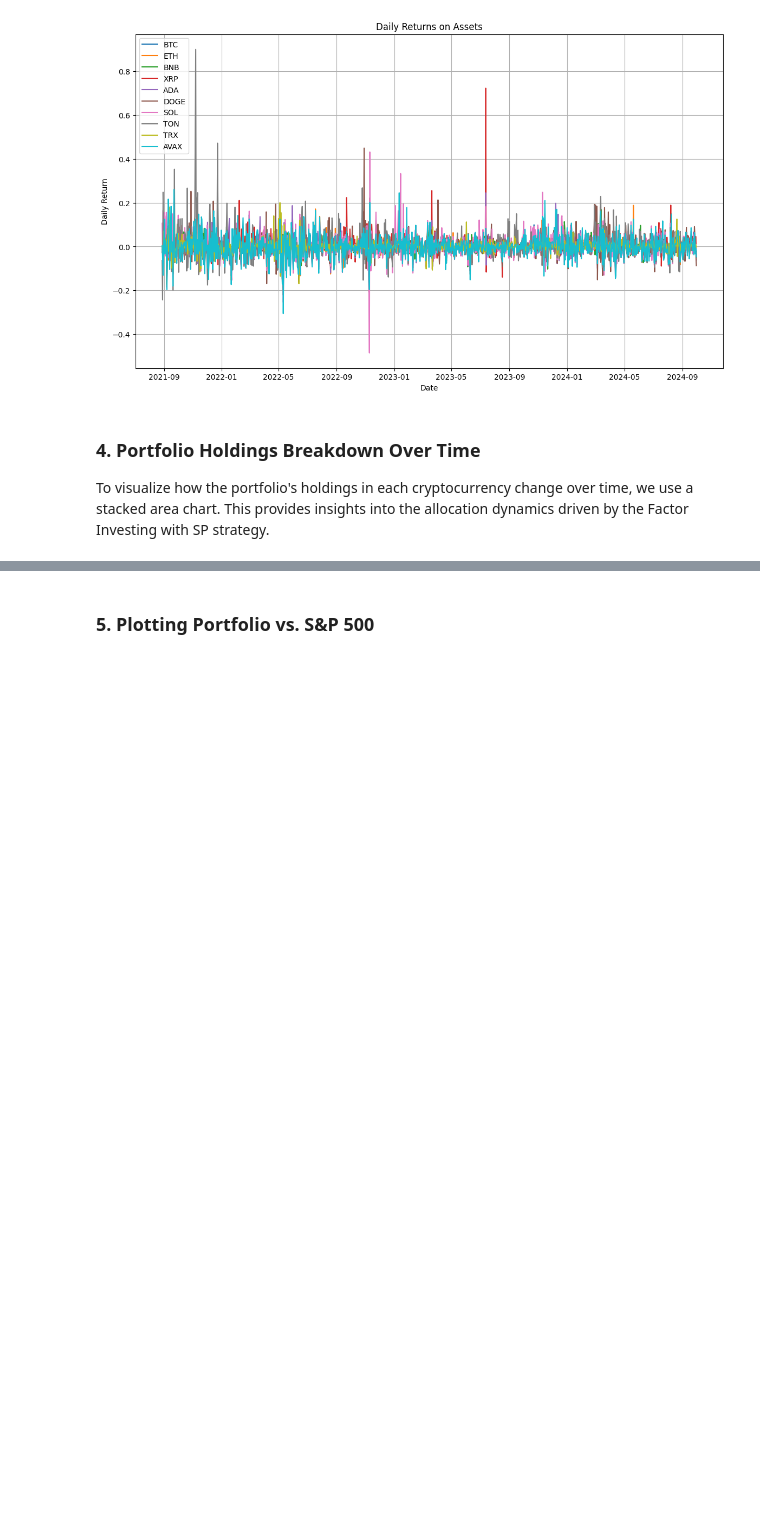
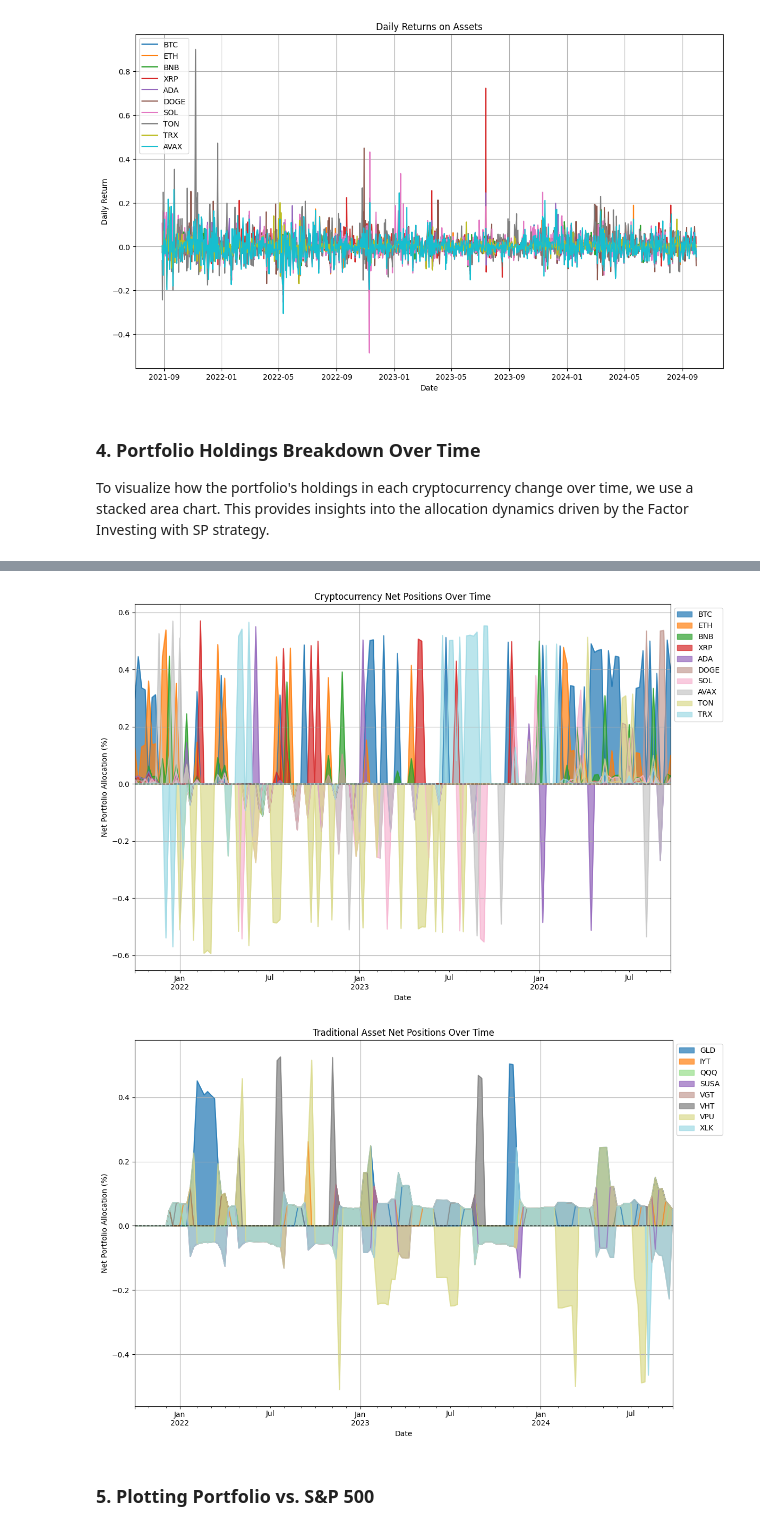
Before and after one commit to ak7660/GraapeInvestment, a Jupyter notebook: strategy.ipynb, the cells around one changed output, grey strips where cells are left out. Drawn from its saved outputs; the diff is of its cells as text; code cells hidden in the pictures; blank space fills up the shorter version.

```diff
--- a/strategy.ipynb
+++ b/strategy.ipynb
@@ -935,3 +850,41 @@ plot_combined_positions(traditional_long_positions, traditional_short_positions,
+# %%
+
+crypto_long_columns = ['BTC_long', 'ETH_long', 'BNB_long', 'XRP_long', 'ADA_long', 'DOGE_long', 'SOL_long', 'AVAX_long', 'TON_long', 'TRX_long']
+crypto_short_columns = ['BTC_short', 'ETH_short', 'BNB_short', 'XRP_short', 'ADA_short', 'DOGE_short', 'SOL_short', 'AVAX_short', 'TON_short', 'TRX_short']
+traditional_long_columns = ['SUSA_long', 'VGT_long', 'XLK_long', 'GLD_long', 'QQQ_long', 'IYT_long', 'VHT_long', 'VPU_long']
+traditional_short_columns = ['SUSA_short', 'VGT_short', 'XLK_short', 'VPU_short']
+
+def calculate_net_positions(long_columns, short_columns):
+    long_positions = individual_asset_history[long_columns]
+    short_positions = individual_asset_history[short_columns]
+    long_positions.columns = [col.replace('_long', '') for col in long_positions.columns]
+    short_positions.columns = [col.replace('_short', '') for col in short_positions.columns]
+    net_positions = long_positions.add(short_positions, fill_value=0)
+    return net_positions
+
+crypto_net_positions = calculate_net_positions(crypto_long_columns, crypto_short_columns)
+traditional_net_positions = calculate_net_positions(traditional_long_columns, traditional_short_columns)
+
+def plot_net_positions(net_positions, title):
+    num_assets = net_positions.shape[1]
+    color_palette = cm.get_cmap('tab20', num_assets)
+    colors = [color_palette(i) for i in range(num_assets)]
+    plt.figure(figsize=(12, 8))
+    net_positions.plot(kind='area', stacked=False, alpha=0.7, color=colors, ax=plt.gca())
+    plt.axhline(0, color='black', linestyle='--', linewidth=1)
+    plt.title(title)
+    plt.xlabel('Date')
+    plt.ylabel('Net Portfolio Allocation (%)')
+    plt.legend(loc='upper left', bbox_to_anchor=(1.0, 1.0))
+    plt.grid(True)
+    plt.tight_layout()
+    plt.show()
+
+plot_net_positions(crypto_net_positions, 'Cryptocurrency Net Positions Over Time')
+plot_net_positions(traditional_net_positions, 'Traditional Asset Net Positions Over Time')
+# %% [output]
+[figure, added]
+[figure, added]
 # %% [markdown]
 ### 5. Plotting Portfolio vs. S&P 500
 # %%
```
Also changed, not shown: parts of 11 cells of this notebook.
